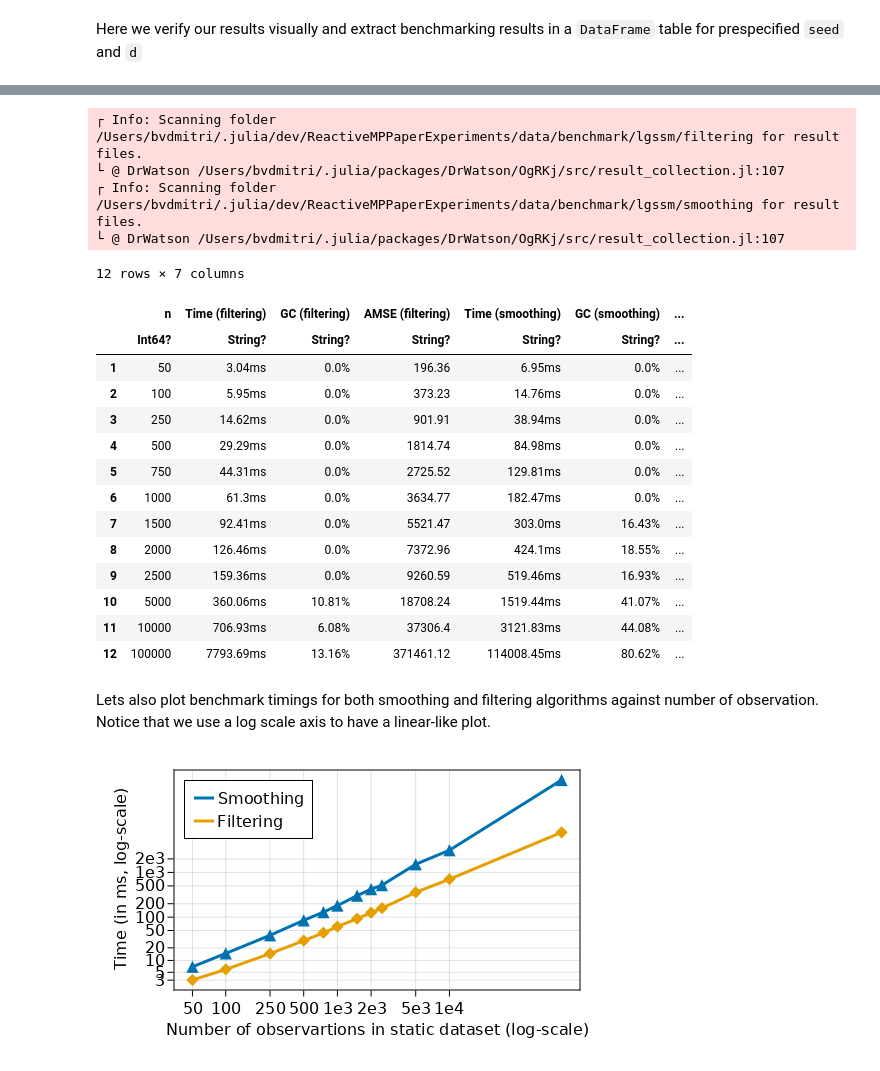
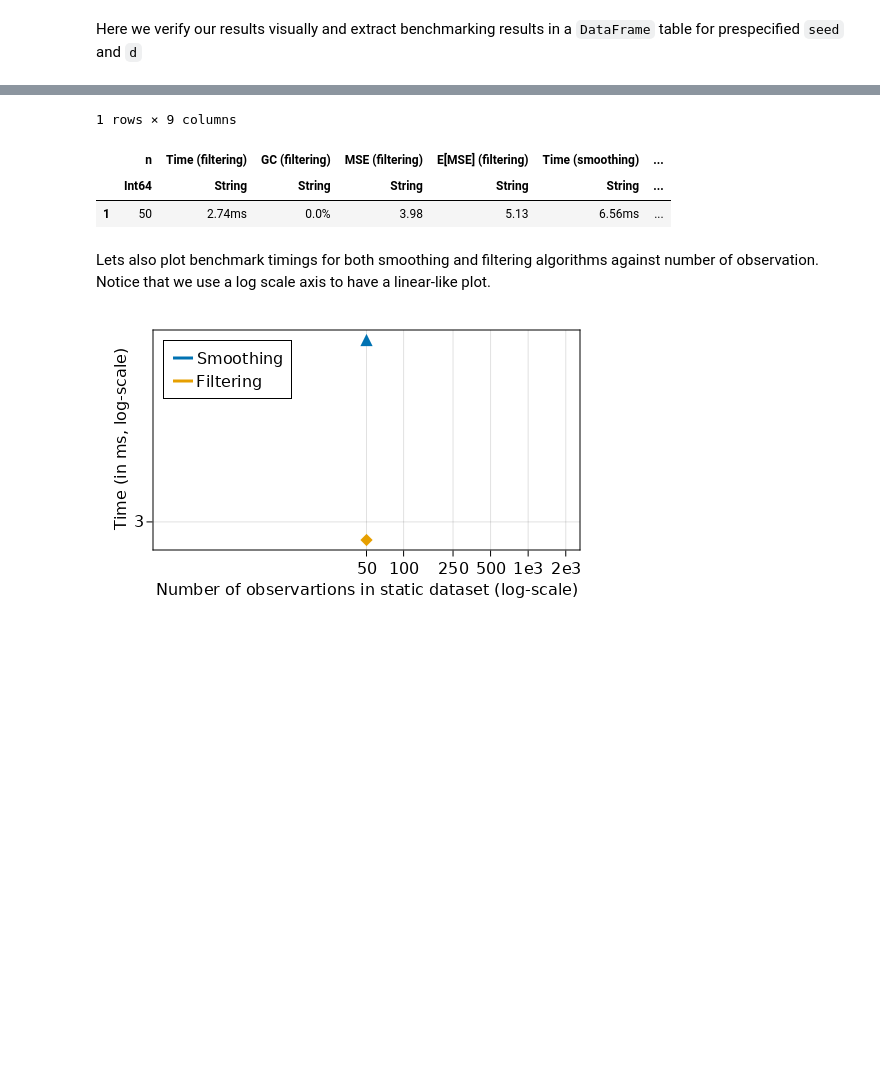
Before and after one commit to biaslab/ReactiveMPPaperExperiments, a Jupyter notebook: notebooks/rmp_gaussian_linear_state_space_model.ipynb, the cells around one changed output, grey strips where cells are left out. Cells and saved outputs as stored; diff of their text form; code cells hidden in the pictures; blank space fills up the shorter version.

```diff
--- a/notebooks/rmp_gaussian_linear_state_space_model.ipynb
+++ b/notebooks/rmp_gaussian_linear_state_space_model.ipynb
@@ -396,10 +426,15 @@ We want to perform benchmarking for different sets of parameters.
 # %%
 # Here we create a list of parameters we want to run our benchmarks with
 benchmark_allparams = dict_list(Dict(
-    "n"    => [ 50, 100, 250, 500, 750, 1000, 1500, 2000, 2500, 5000, 10000, 100000 ],
+    "n"    => [ 100, 200, 300, 500, 750, 1000, 1500, 2000, 2500, 5000, 10000, 100000 ],
     "d"    => [ 2, 3, 4 ],
     "seed" => [ 42 ]
 ));
+benchmark_allparams = dict_list(Dict(
+    "n"    => [ 50 ],
+    "d"    => [ 2 ],
+    "seed" => [ 42 ]
+));
 # %%
 # First run maybe slow, you may track the progress in the terminal
 # Subsequent runs will not create new benchmarks
@@ -481,4 +517,4 @@ average_mse(x, x_estimated_filtering) = 118.84415330775923
 # %%
 target_seed = 42
-target_d = 3
+target_d = 2
 # %% [output]
@@ -486,66 +522,52 @@ target_d = 3
 # %%
 let
-    path_filtering = datadir("benchmark", "lgssm", "filtering")
-    path_smoothing = datadir("benchmark", "lgssm", "smoothing")
 
-    white_list   = [ "n", "seed", "d" ]
+    white_list   = [ "n", "seed", "d", "emse" ]
     special_list = [
         :min => (data) -> string(round(minimum(data["benchmark"]).time / 1_000_000, digits = 2), "ms"),
         :mean => (data) -> string(round(mean(data["benchmark"]).time / 1_000_000, digits = 2), "ms"),
         :gctime => (data) -> string(round(minimum(data["benchmark"]).gctime / minimum(data["benchmark"]).time * 100, digits = 2), "%"),
-        :amse => (data) -> string(round(data["amse"], digits = 2))
+        :amse => (data) -> string(round(data["amse"] / data["n"], digits = 2)),
+        :emse => (data) -> string(round(data["emse"] / data["n"], digits = 2))
     ]
 
-    df_filtering = collect_results(path_filtering, white_list = white_list, special_list = special_list, verbose = false)
-    df_smoothing = collect_results(path_smoothing, white_list = white_list, special_list = special_list, verbose = false)
+    df_filtering = collect_benchmarks(filtering_benchmarks, white_list = white_list, special_list = special_list, verbose = false)
+    df_smoothing = collect_benchmarks(smoothing_benchmarks, white_list = white_list, special_list = special_list, verbose = false)
 
     query_filtering = @from row in df_filtering begin
         @where row.seed == target_seed && row.d == target_d
         @orderby ascending(row.n)
-        @select { row.n, row.min, row.gctime, row.amse }
+        @select { row.n, row.min, row.gctime, row.amse, row.emse }
     end
 
     query_smoothing = @from row in df_smoothing begin
         @where row.seed == target_seed && row.d == target_d
         @orderby ascending(row.n)
-        @select { row.n, row.min, row.gctime, row.amse }
+        @select { row.n, row.min, row.gctime, row.amse, row.emse }
     end
 
     res_filtering = DataFrame(query_filtering)
     res_smoothing = DataFrame(query_smoothing)
 
     df = innerjoin(res_filtering, res_smoothing, on = :n, makeunique = true)
     df = rename(df,
         :min => Symbol("Time (filtering)"),
         :min_1 => Symbol("Time (smoothing)"),
         :gctime => Symbol("GC (filtering)"),
         :gctime_1 => Symbol("GC (smoothing)"),
-        :amse => Symbol("AMSE (filtering)"),
-        :amse_1 => Symbol("AMSE (smoothing)"),
+        :amse => Symbol("MSE (filtering)"),
+        :amse_1 => Symbol("MSE (smoothing)"),
+        :emse => Symbol("E[MSE] (filtering)"),
+        :emse_1 => Symbol("E[MSE] (smoothing)"),
     )
 
     df
 end
 # %% [output]
-┌ Info: Scanning folder /Users/bvdmitri/.julia/dev/ReactiveMPPaperExperiments/data/benchmark/lgssm/filtering for result files.
-└ @ DrWatson /Users/bvdmitri/.julia/packages/DrWatson/OgRKj/src/result_collection.jl:107
-┌ Info: Scanning folder /Users/bvdmitri/.julia/dev/ReactiveMPPaperExperiments/data/benchmark/lgssm/smoothing for result files.
-└ @ DrWatson /Users/bvdmitri/.julia/packages/DrWatson/OgRKj/src/result_collection.jl:107
+1 rows × 9 columns
-12 rows × 7 columns
-|  | n | Time (filtering) | GC (filtering) | AMSE (filtering) | Time (smoothing) | GC (smoothing) | ... |
-|  | Int64? | String? | String? | String? | String? | String? | ... |
-| 1 | 50 | 3.04ms | 0.0% | 196.36 | 6.95ms | 0.0% | ... |
-| 2 | 100 | 5.95ms | 0.0% | 373.23 | 14.76ms | 0.0% | ... |
-| 3 | 250 | 14.62ms | 0.0% | 901.91 | 38.94ms | 0.0% | ... |
-| 4 | 500 | 29.29ms | 0.0% | 1814.74 | 84.98ms | 0.0% | ... |
-| 5 | 750 | 44.31ms | 0.0% | 2725.52 | 129.81ms | 0.0% | ... |
-| 6 | 1000 | 61.3ms | 0.0% | 3634.77 | 182.47ms | 0.0% | ... |
-| 7 | 1500 | 92.41ms | 0.0% | 5521.47 | 303.0ms | 16.43% | ... |
-| 8 | 2000 | 126.46ms | 0.0% | 7372.96 | 424.1ms | 18.55% | ... |
-| 9 | 2500 | 159.36ms | 0.0% | 9260.59 | 519.46ms | 16.93% | ... |
-| 10 | 5000 | 360.06ms | 10.81% | 18708.24 | 1519.44ms | 41.07% | ... |
-| 11 | 10000 | 706.93ms | 6.08% | 37306.4 | 3121.83ms | 44.08% | ... |
-| 12 | 100000 | 7793.69ms | 13.16% | 371461.12 | 114008.45ms | 80.62% | ... |
+|  | n | Time (filtering) | GC (filtering) | MSE (filtering) | E[MSE] (filtering) | Time (smoothing) | ... |
+|  | Int64 | String | String | String | String | String | ... |
+| 1 | 50 | 2.74ms | 0.0% | 3.98 | 5.13 | 6.56ms | ... |
 # %% [markdown]
 Lets also plot benchmark timings for both smoothing and filtering algorithms against number of observation. Notice that we use a log scale axis to have a linear-like plot.
 # %%
@@ -583,13 +605,13 @@ let
     ax.xscale = Makie.pseudolog10
 
     ax.yticks = (
-        [ 3, 5, 10, 20, 50, 100, 200, 500, 1000, 2000 ],
-        [ "3", "5", "10", "20", "50", "100", "200", "500", "1e3", "2e3" ]
+        [ 3, 10, 25, 50, 100, 250, 500, 2000, 5000, 10_000, 20_000, 50_000 ],
+        [ "3", "10", "25", "50", "100", "250", "500", "2e3", "5e3", "1e4", "2e4", "5e4" ]
     )
 
     ax.xticks = (
-        [ 50, 100, 250, 500, 1000, 2000, 5000, 10000 ],
-        [ "50", "100", "250", "500", "1e3", "2e3", "5e3", "1e4" ]
+        [ 50, 100, 250, 500, 1000, 2000, 5000, 10000, 20_000, 50_000, 100_000 ],
+        [ "50", "100", "250", "500", "1e3", "2e3", "5e3", "1e4", "2e4", "5e4", "1e5" ]
     )
 
     lines!(ax, s_range, s_timings, label = "Smoothing", linewidth = 3)
@@ -603,4 +625,4 @@ let
     @saveplot fig "lgssm_benchmark"
 end
 # %% [output]
-[figure, old version]
+[figure, new version]
```
Also changed, not shown: parts of 8 cells of this notebook, 7 other files.
